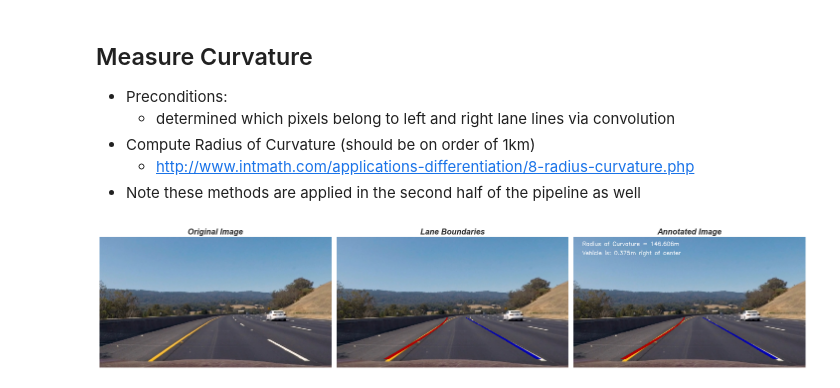
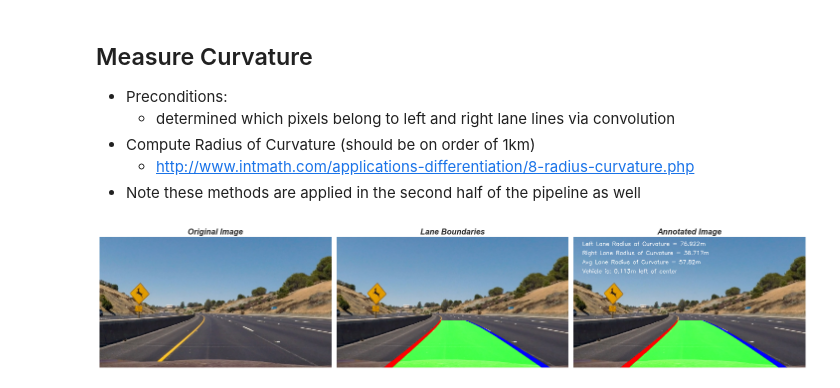
Before and after one commit to akamlani/selfdrivingcar, a Jupyter notebook: assignments/CarND-Advanced-Lane-Lines-P4/lane_curves.ipynb, the cells around one changed output. Cells and saved outputs as stored; diff of their text form; code cells hidden in the pictures.

```diff
--- a/assignments/CarND-Advanced-Lane-Lines-P4/lane_curves.ipynb
+++ b/assignments/CarND-Advanced-Lane-Lines-P4/lane_curves.ipynb
@@ -40,9 +44,9 @@ fnames  = glob.glob(os.path.join(dirname, 'test*.jpg'))
 img_points, obj_points, file_names = \
 cal.camera_chessboard('camera_cal', 'calibration', '.jpg', nx=9, ny=6)
 # calibrate camera
-img = mpimg.imread(file_names[0][0])
-img_size = (img.shape[::-1])[:2]
-mtx, dist_coef = cal.camera_calibrate(img_points, obj_points, img_size)
+cal_img = mpimg.imread(file_names[0][0])
+cal_img_size = (cal_img.shape[::-1])[:2]
+mtx, dist_coef = cal.camera_calibrate(img_points, obj_points, cal_img_size)
 # serialize camera matrix(mtx), distortion coefficients to disk
 if not os.path.exists('./ckpts'): os.makedirs('./ckpts')
 with open('./ckpts/calibration.p', 'wb') as f:
@@ -189,23 +262,22 @@ def show_perspective_mappings(img, ax1, ax2):
     ax1.imshow(img)
     set_axi_opts(ax1, **{'title': 'src points:{}'.format(fname), 'fontsize': 12})
     _ = [ax1.plot(*tup, '.', color='r', markersize=13) for tup in src]
-    cp_img = np.copy(img)
+    pst_img = np.copy(img)
     cv2.fillPoly(img, pts=np.int32([src]), color=(0,255,0))
-    ax2.imshow(cp_img)
+    ax2.imshow(pst_img)
     set_axi_opts(ax2, **{'title': 'dst points:{}'.format(fname), 'fontsize': 12})
     _ = [ax2.plot(*tup, '.', color='r', markersize=12) for tup in dst]
 
-
-fig1, ax1 = plt.subplots(1,5, figsize=(16,6))
+fig1, ax1 = plt.subplots(1,3, figsize=(16,6))
 plt.tight_layout()
-fig2, ax2 = plt.subplots(1,5, figsize=(16,6))
+fig2, ax2 = plt.subplots(1,3, figsize=(16,6))
 plt.tight_layout()
 
-file_names, digits = zip(*[get_original(dirname, fnames, it) for it in range(5)])
-for it, (fname, digit) in zip(range(5), zip(file_names, digits)):
-    base_img = mpimg.imread(fname)
-    undist_img = cv2.undistort(base_img, mtx, dist, None, mtx)
+file_names, digits_map = zip(*[get_original(dirname, fnames, it) for it in range(5)])
+for it, (fname_it, digit_it) in zip(range(3), zip(file_names, digits_map)):
+    base_img = mpimg.imread(fname_it)
+    random_undist_img = cv2.undistort(base_img, mtx, dist, None, mtx)
     axi1, axi2 = (ax1[it], ax2[it])
-    show_perspective_mappings(undist_img, axi1, axi2)
+    show_perspective_mappings(random_undist_img, axi1, axi2)
 fig1.savefig('./output_images/perspective_exploration.png', transparent=False, bbox_inches='tight')
 # %% [output]
@@ -269,11 +340,11 @@ params = {'window_width':  30,
           'window_height': rows/9,            # rows/n_windows(9)
           'window_margin': 25,
           'ym_per_pix':    10/rows,           # 10m ~ 720 pixels
-          'xm_per_pix':    4/800,             # 4m  ~ 800 pixels
+          'xm_per_pix':    4/600,             # 4m  ~ 600 pixels
           'smooth_factor': 15,
           'img_dim':       (rows,cols)}
 # associate pixels to lines
-conv_centers = tr.TrackerConv1D(**params)
+conv_centers = lf.LineConv1D(**params)
 window_centroids = conv_centers.find_window_centroids(warped_img)
 conv_img = conv_centers.draw_centroids(warped_img, window_centroids)
 # compare image pipeline
@@ -294,20 +365,21 @@ fig.savefig('./output_images/pipeline_centroids.png', transparent=False, bbox_in
     - http://www.intmath.com/applications-differentiation/8-radius-curvature.php
 - Note these methods are applied in the second half of the pipeline as well
 # %%
-curvature = tr.TrackerCurvature(**params)
+curvature = lf.LineCurvature(**params)
 left_fitx, right_fitx = curvature.fit_lane_boundaries(window_centroids)
 left_lane, right_lane, inner_lane = curvature.fit_lanes(left_fitx, right_fitx)
-img = mpimg.imread(fname_undist)
-img_lanes = curvature.view_lanes(img, left_lane, right_lane, inner_lane)
+src,dst = pl.create_perspective_mappings(warped_img)
+Minv = cv2.getPerspectiveTransform(dst.astype(np.float32), src.astype(np.float32))
+img_lanes = curvature.view_lanes(undist_img, Minv, left_lane, right_lane, inner_lane)
 img_annot = curvature.annotate_frame(img_lanes, window_centroids, left_fitx, right_fitx)
-imgs = (img, img_lanes, img_annot)
+imgs = (undist_img, img_lanes, img_annot)
 titles = ('Original Image', 'Lane Boundaries', 'Annotated Image')
 
 fig, ax = plt.subplots(1,3, figsize=(20,6))
 for axi, imgi, title in zip(ax, imgs, titles):
     axi.imshow(imgi)
     set_axi_opts(axi, **{'title': title, 'fontsize': 16})
 plt.tight_layout()
 fig.savefig('./output_images/pipeline_curvature_annotated.png', transparent=False, bbox_inches='tight')
 # %% [output]
-[figure, old version]
+[figure, new version]
```
Also changed, not shown: parts of 12 cells of this notebook, 46 other files.
